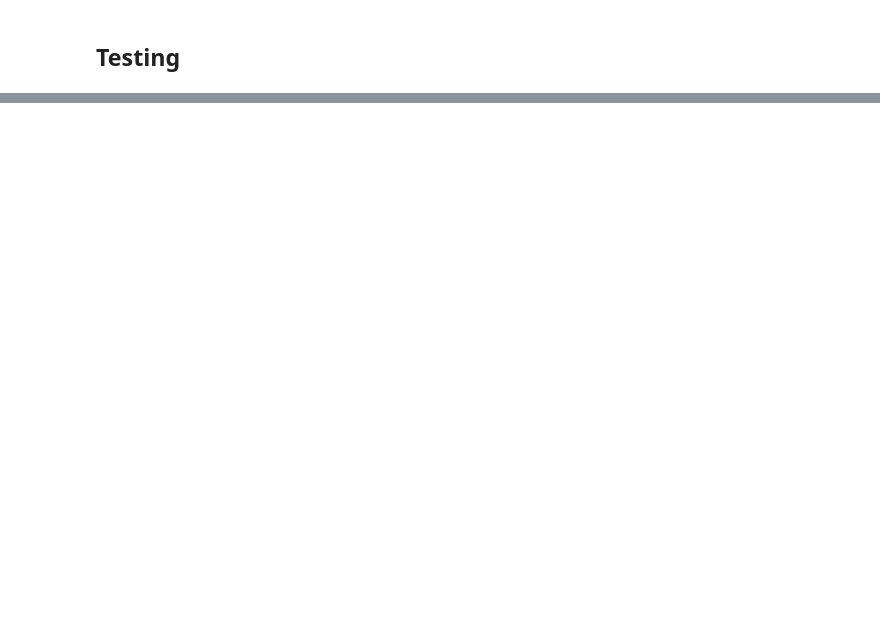
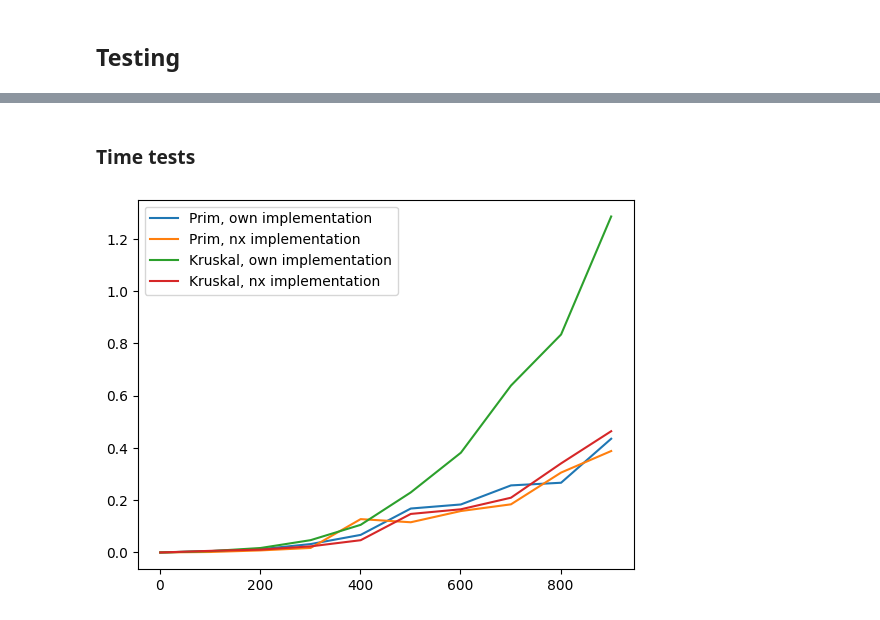
Before and after one commit to Zhukowych/22-lab-graph-algorithms, a Jupyter notebook: 1.1/MST-algorithms.ipynb, the cells around one changed output, grey strips where cells are left out. Saved outputs shown, nothing was run; the diff lists cells and outputs as text; code cells hidden in the pictures; blank space fills up the shorter version.

```diff
--- a/1.1/MST-algorithms.ipynb
+++ b/1.1/MST-algorithms.ipynb
@@ -280,6 +205,0 @@ KeyboardInterrupt:
-# %%
-g = gnp_random_connected_graph(1000, 0.5, False, False)
-start = time.perf_counter()
-mst = tree.minimum_spanning_tree(g)
-end = time.perf_counter()
-end-start
@@ -287,0 +251,35 @@ end-start
+# %% [markdown]
+### Time tests
+# %%
+import time
+def plot_time_size(algorithms: dict[str, callable], max_nodes: int, completeness: float, step: str):
+
+    algorithms_performance = { algorithm: [] for algorithm in algorithms}
+
+    x = list(range(1, max_nodes+1, step))
+
+    for i in x:
+        g = gnp_random_connected_graph(i, completeness, False, False)
+
+        for algorithm, algorithm_function in algorithms.items():
+            start = time.perf_counter()
+            algorithm_function(g)
+            end = time.perf_counter()
+            algorithms_performance[algorithm].append(end-start)
+
+    for algorithm, performance in algorithms_performance.items():
+        plt.plot(x, performance, label=algorithm)
+    plt.legend()
+
+    plt.show()
+# %%
+algorithms = {
+    'Prim, own implementation': prim_mst,
+    "Prim, nx implementation": lambda g: tree.minimum_spanning_tree(g, algorithm="prim"),
+    "Kruskal, own implementation": kruskal,
+    "Kruskal, nx implementation": lambda g: tree.minimum_spanning_tree(g, algorithm="kruskal")
+}
+
+plot_time_size(algorithms, 1000, 0.5, 100)
+# %% [output]
+[figure, added]
```
Also changed, not shown: parts of 18 cells of this notebook, 1 other file.
